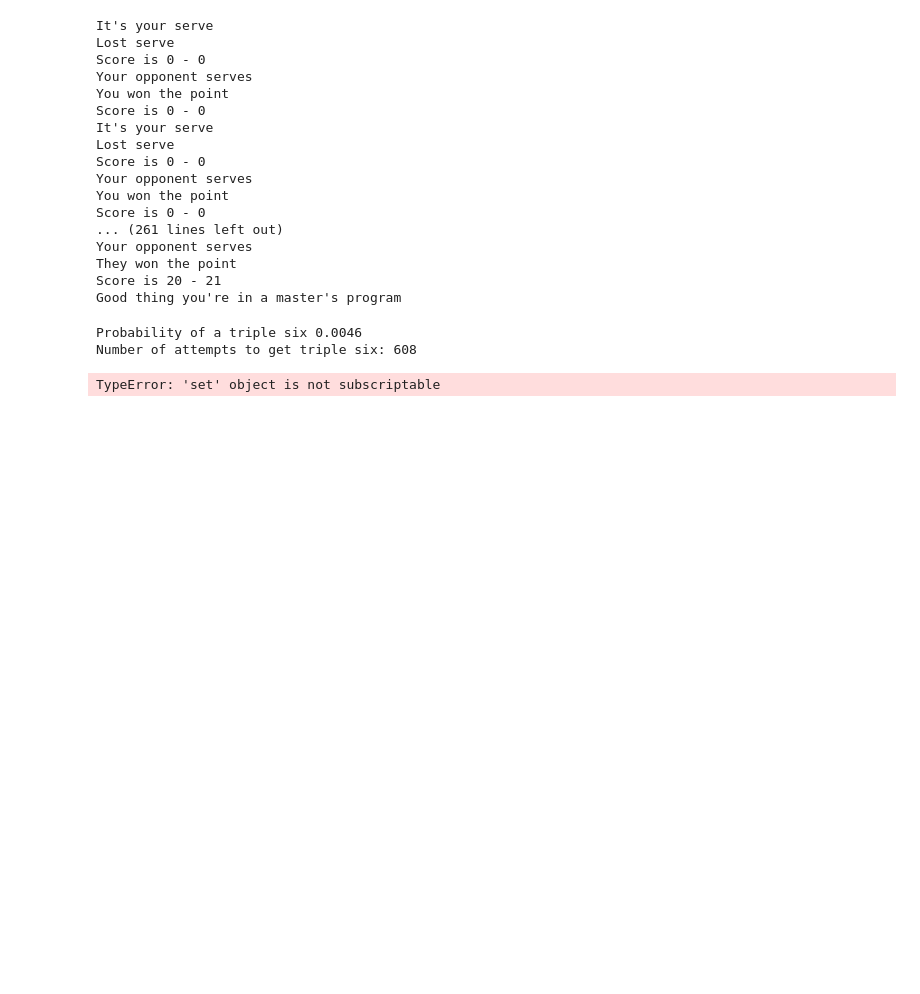
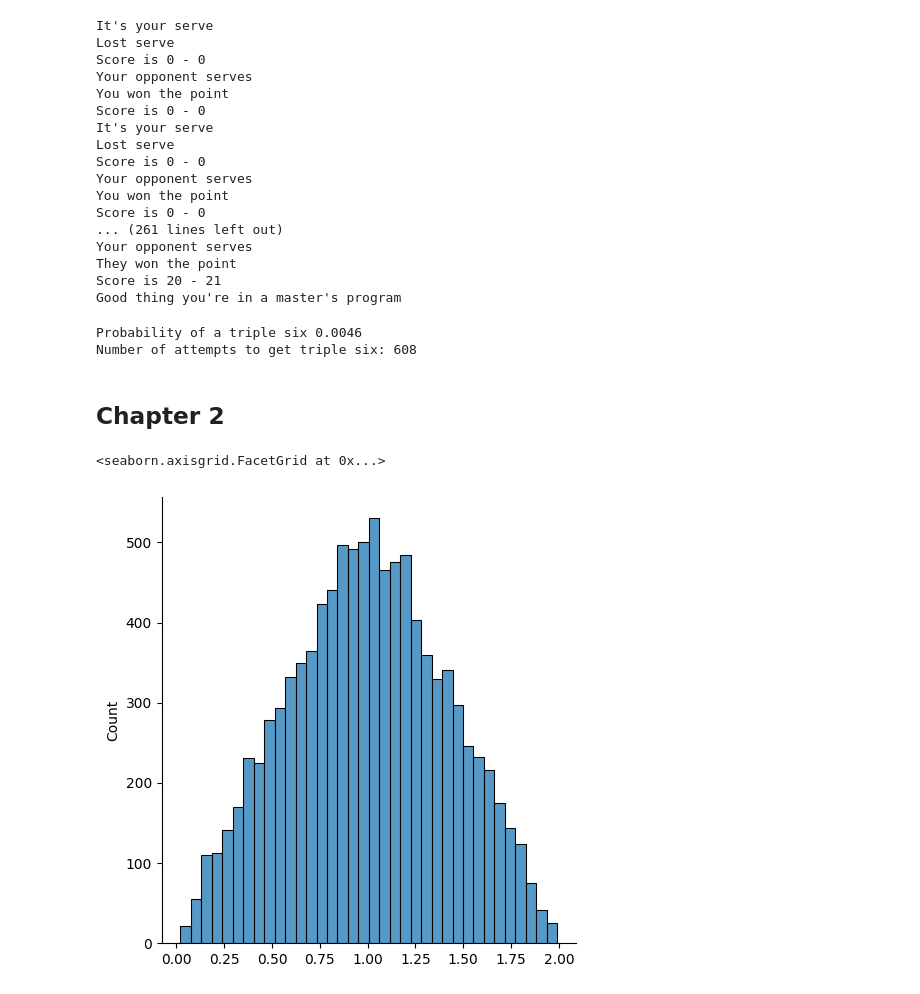
Before and after one commit to kevinhav/DATA605_discussion, a Jupyter notebook: week_5.ipynb, the cells around one changed output. Saved outputs shown, nothing was run; the diff lists cells and outputs as text; code cells hidden in the pictures; blank space fills up the shorter version.

```diff
--- a/week_5.ipynb
+++ b/week_5.ipynb
@@ -178,9 +178,24 @@ demoivre()
 # %% [output]
 Probability of a triple six 0.0046
 Number of attempts to get triple six: 608
-# %%
-x = [6, 6, 6]
-
-print(set(x)==6)
-# %% [output]
-TypeError: 'set' object is not subscriptable
+# %% [markdown]
+## Chapter 2
+# %%
+# Example 2.4
+
+import matplotlib.pyplot as plt
+import random
+import seaborn as sns
+
+v = []
+
+for i in range(10000):
+    x = random.random()
+    y = random.random()
+    z = x + y
+    v.append(z)
+
+sns.displot(v)
+# %% [output]
+<seaborn.axisgrid.FacetGrid at 0x...>
+[figure, added]
```
Also changed, not shown: parts of 6 cells of this notebook, 5 other files.
